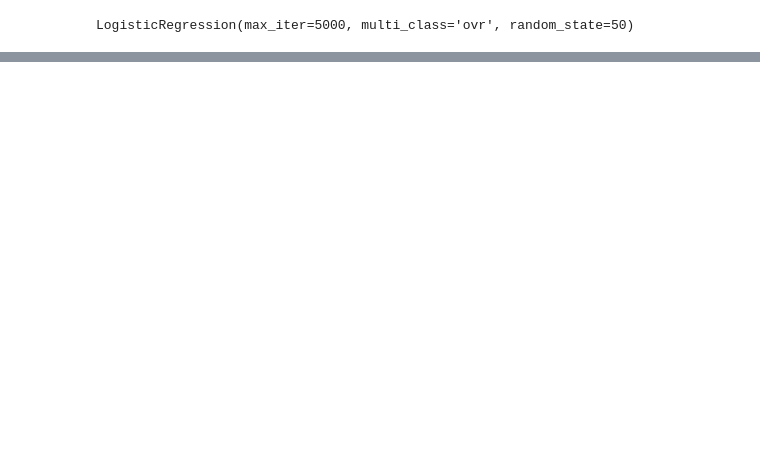
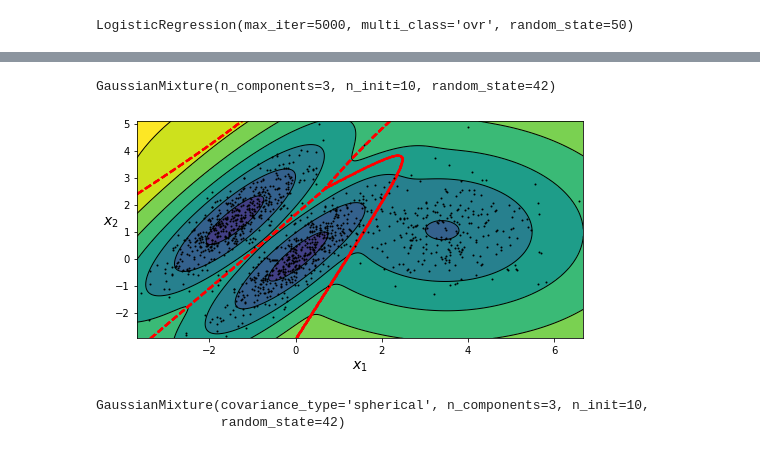
Before and after one commit to andysitu/ml, a Jupyter notebook: model-house-price/unsupervised_learning.ipynb, the cells around one changed output, grey strips where cells are left out. Cells and saved outputs as stored; diff of their text form; code cells hidden in the pictures; blank space fills up the shorter version.

```diff
--- a/model-house-price/unsupervised_learning.ipynb
+++ b/model-house-price/unsupervised_learning.ipynb
@@ -378,0 +632,19 @@ log_reg.score(X_test, y_test)
+# %%
+gm_full = GaussianMixture(n_components=3, n_init=10, covariance_type="full", random_state=42)
+gm_full.fit(X)
+# %% [output]
+GaussianMixture(n_components=3, n_init=10, random_state=42)
+# %%
+plt.figure(figsize=(8, 4))
+
+plot_gaussian_mixture(gm_full, X)
+
+plt.show()
+# %% [output]
+[figure, added]
+# %%
+gm_spherical = GaussianMixture(n_components=3, n_init=10, covariance_type="spherical", random_state=42)
+gm_spherical.fit(X)
+# %% [output]
+GaussianMixture(covariance_type='spherical', n_components=3, n_init=10,
+                random_state=42)
```
Also changed, not shown: parts of 50 cells of this notebook, 1 other file.
